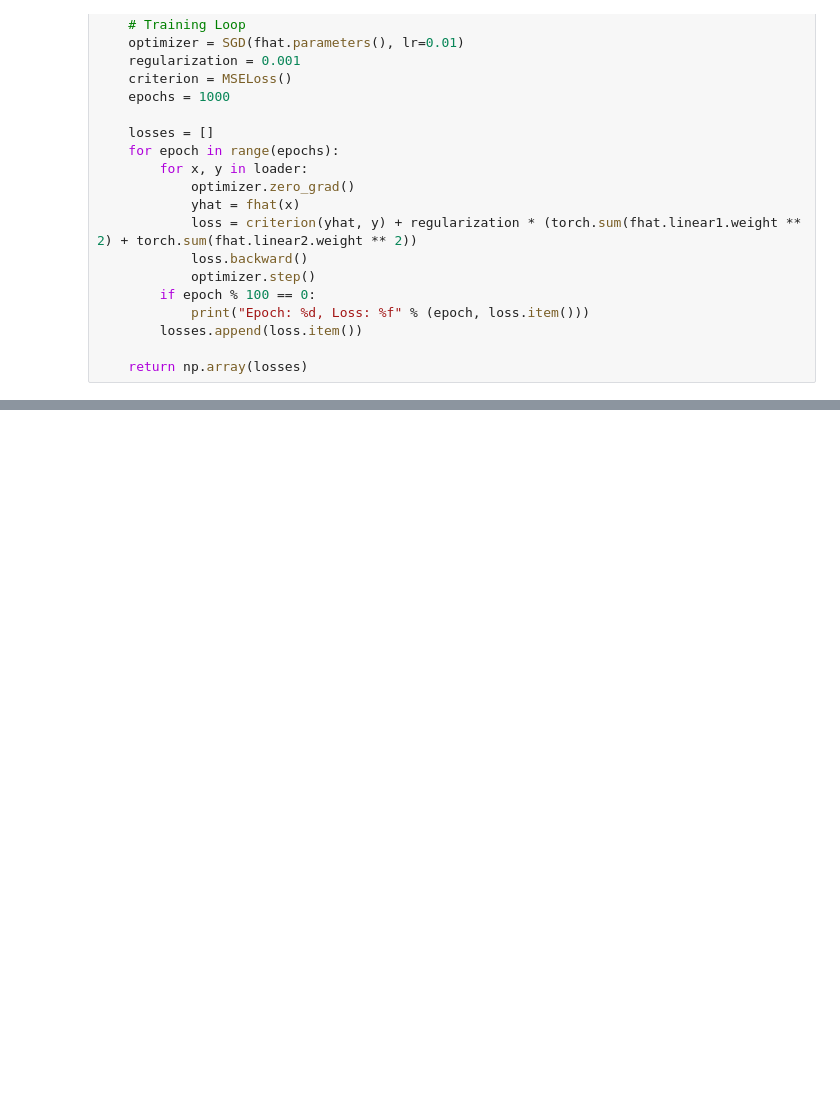
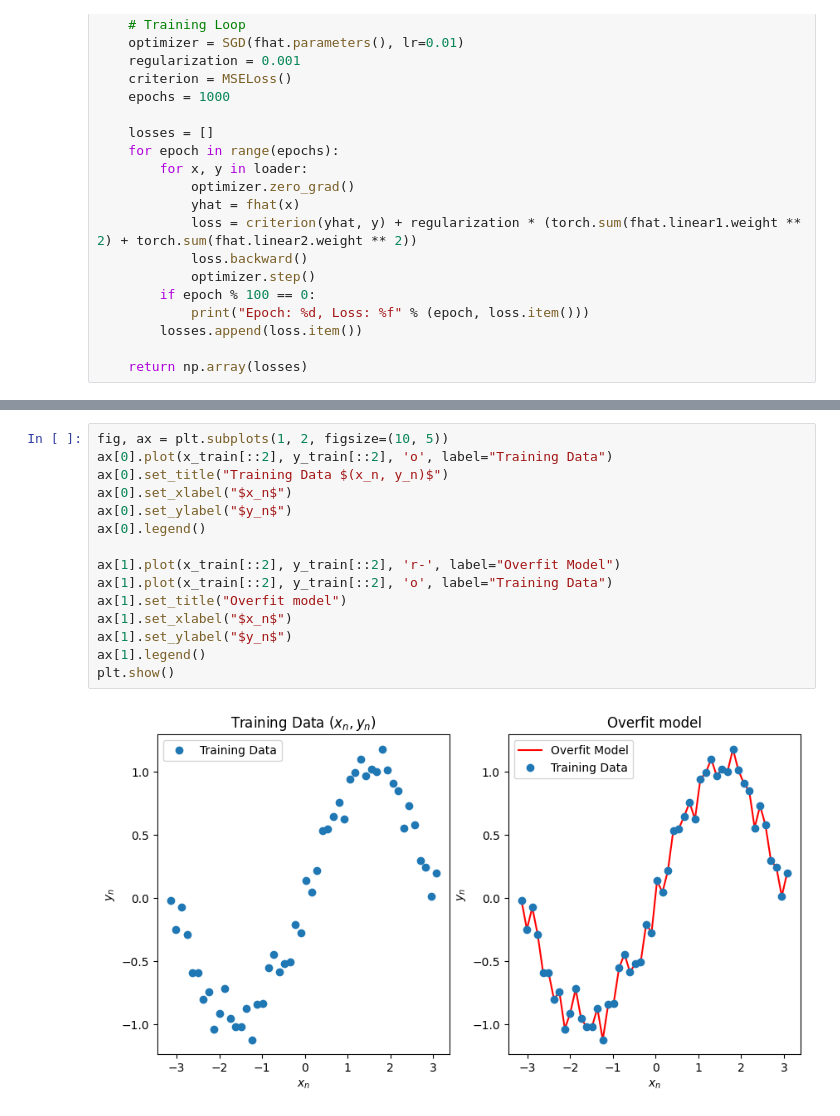
Before and after one commit to bryceadam1/math-522-project, a Jupyter notebook: Bryce/project.ipynb, the cells around one changed output, grey strips where cells are left out. Cells and saved outputs as stored; diff of their text form; blank space fills up the shorter version.

```diff
--- a/Bryce/project.ipynb
+++ b/Bryce/project.ipynb
@@ -122,0 +207,17 @@ Epoch: 900, Loss: 0.015689
+# %%
+fig, ax = plt.subplots(1, 2, figsize=(10, 5))
+ax[0].plot(x_train[::2], y_train[::2], 'o', label="Training Data")
+ax[0].set_title("Training Data $(x_n, y_n)$")
+ax[0].set_xlabel("$x_n$")
+ax[0].set_ylabel("$y_n$")
+ax[0].legend()
+
+ax[1].plot(x_train[::2], y_train[::2], 'r-', label="Overfit Model")
+ax[1].plot(x_train[::2], y_train[::2], 'o', label="Training Data")
+ax[1].set_title("Overfit model")
+ax[1].set_xlabel("$x_n$")
+ax[1].set_ylabel("$y_n$")
+ax[1].legend()
+plt.show()
+# %% [output]
+[figure, added]
```
Also changed, not shown: parts of 9 cells of this notebook, 13 other files.
